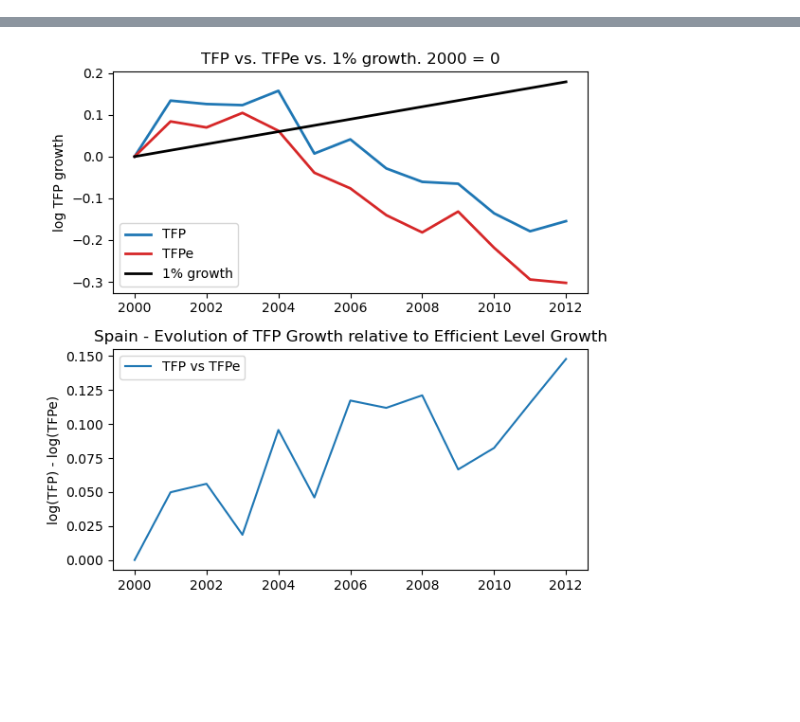
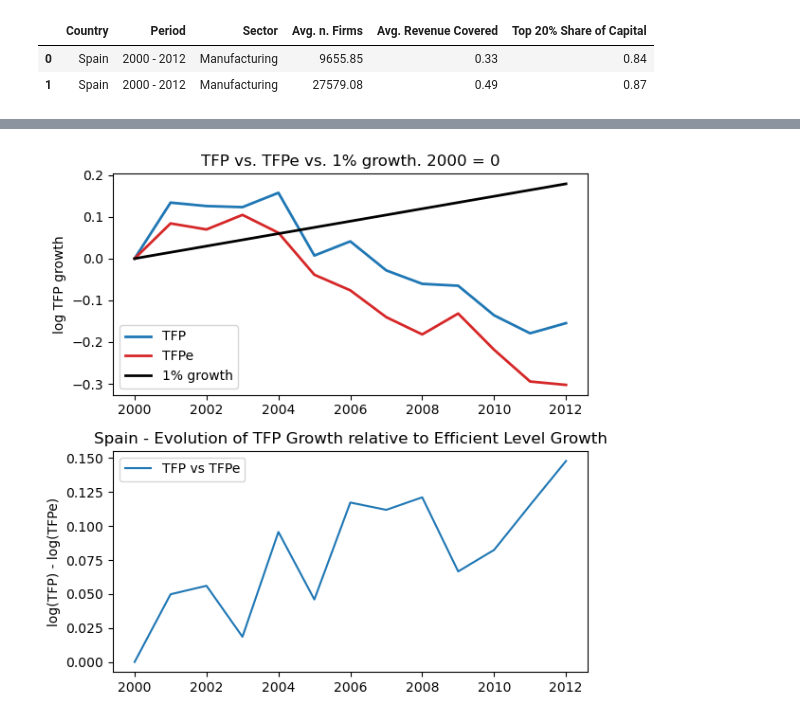
Before and after one commit to CurdinLieberherr/Master-Thesis, a Jupyter notebook: remodel_gopinath.ipynb, the cells around one changed output, grey strips where cells are left out. Cells and saved outputs as stored; diff of their text form; code cells hidden in the pictures; blank space fills up the shorter version.

Commit message:
Add permanent vs full sample

```diff
--- a/remodel_gopinath.ipynb
+++ b/remodel_gopinath.ipynb
@@ -17,0 +18,11 @@ compare = CompareCountries([spain,spain2])
+# %%
+import pandas as pd
+
+pd.concat([
+    spain.overview_statistics(permanent=True),
+    spain.overview_statistics()
+], ignore_index=True)
+# %% [output]
+|  | Country | Period | Sector | Avg. n. Firms | Avg. Revenue Covered | Top 20% Share of Capital |
+| 0 | Spain | 2000 - 2012 | Manufacturing | 9655.85 | 0.33 | 0.84 |
+| 1 | Spain | 2000 - 2012 | Manufacturing | 27579.08 | 0.49 | 0.87 |
```
Also changed, not shown: parts of 5 cells of this notebook, 2 other files.
